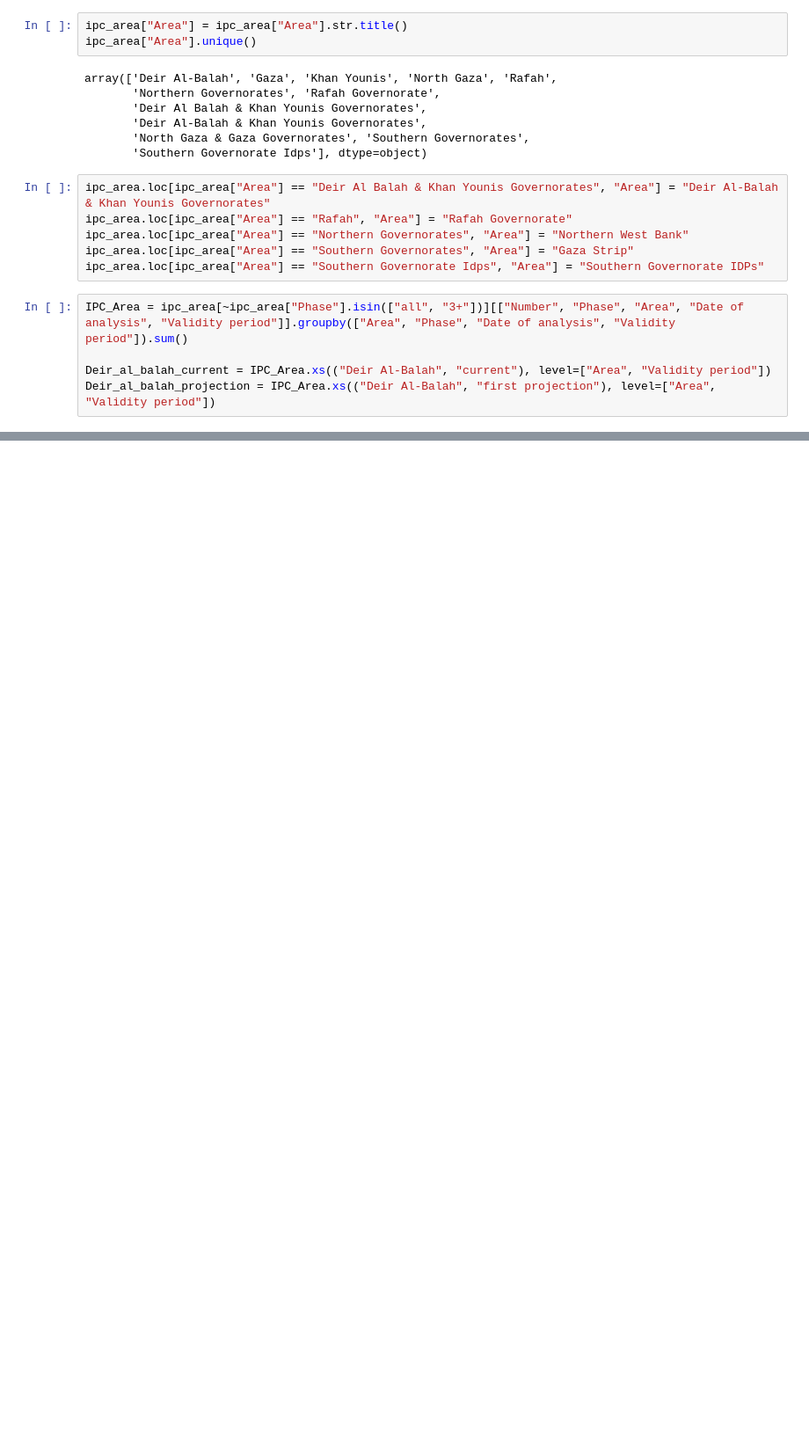
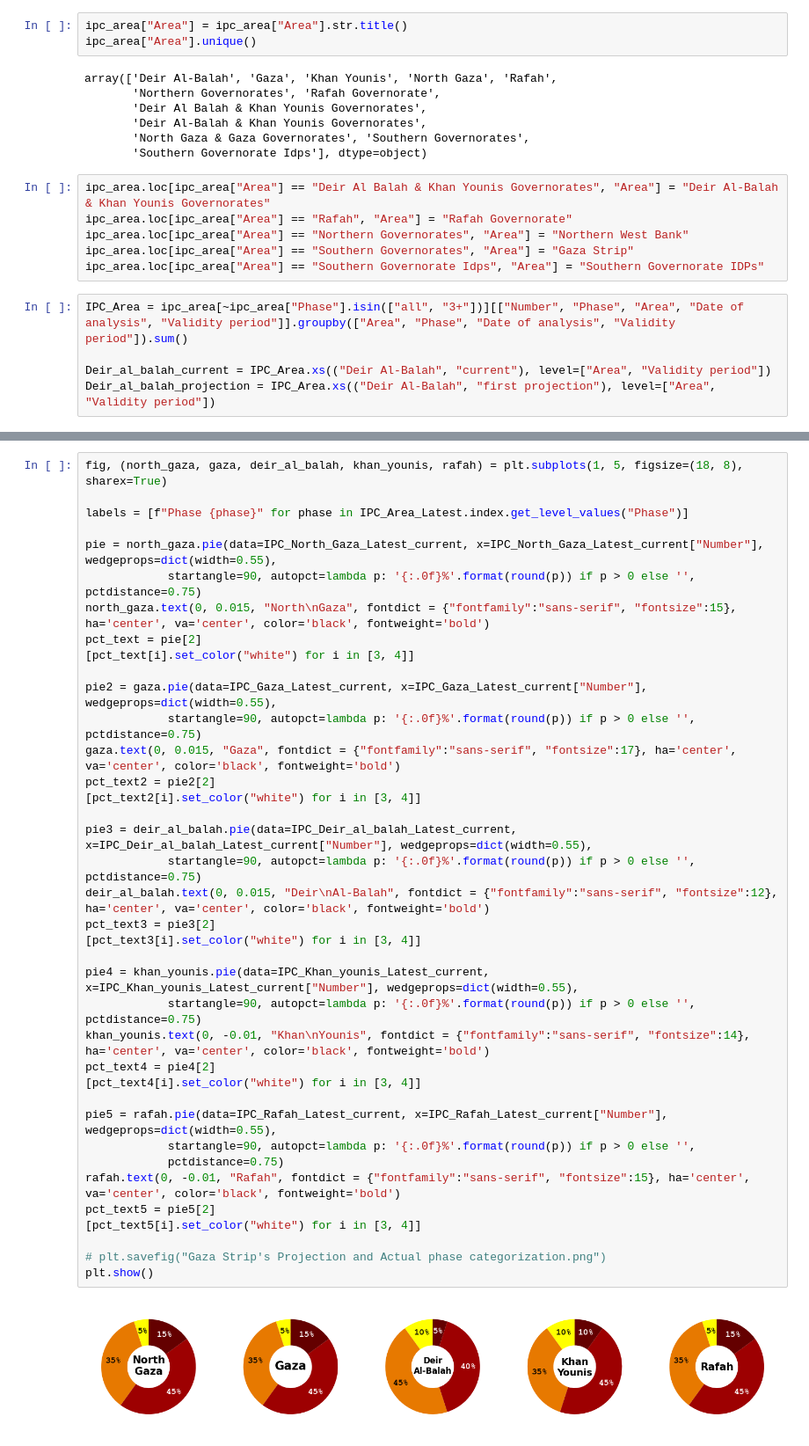
Before and after one commit to MarwanMohammed2500/The-Palestinian-Cause-What-70-Years-of-occupation-can-do-to-a-land-and-its-people, a Jupyter notebook: Chapter 3/Chapter_3.ipynb, the cells around one changed output, grey strips where cells are left out. Shown: that part at 88% size. Drawn from its saved outputs; the diff is of its cells as text; blank space fills up the shorter version.

```diff
--- a/Chapter 3/Chapter_3.ipynb
+++ b/Chapter 3/Chapter_3.ipynb
@@ -197 +237,41 @@ plt.show()
+# %%
+fig, (north_gaza, gaza, deir_al_balah, khan_younis, rafah) = plt.subplots(1, 5, figsize=(18, 8), sharex=True)
+
+labels = [f"Phase {phase}" for phase in IPC_Area_Latest.index.get_level_values("Phase")]
+
+pie = north_gaza.pie(data=IPC_North_Gaza_Latest_current, x=IPC_North_Gaza_Latest_current["Number"], wedgeprops=dict(width=0.55),
+            startangle=90, autopct=lambda p: '{:.0f}%'.format(round(p)) if p > 0 else '', pctdistance=0.75)
+north_gaza.text(0, 0.015, "North\nGaza", fontdict = {"fontfamily":"sans-serif", "fontsize":15}, ha='center', va='center', color='black', fontweight='bold')
+pct_text = pie[2]
+[pct_text[i].set_color("white") for i in [3, 4]]
+
+pie2 = gaza.pie(data=IPC_Gaza_Latest_current, x=IPC_Gaza_Latest_current["Number"], wedgeprops=dict(width=0.55),
+            startangle=90, autopct=lambda p: '{:.0f}%'.format(round(p)) if p > 0 else '', pctdistance=0.75)
+gaza.text(0, 0.015, "Gaza", fontdict = {"fontfamily":"sans-serif", "fontsize":17}, ha='center', va='center', color='black', fontweight='bold')
+pct_text2 = pie2[2]
+[pct_text2[i].set_color("white") for i in [3, 4]]
+
+pie3 = deir_al_balah.pie(data=IPC_Deir_al_balah_Latest_current, x=IPC_Deir_al_balah_Latest_current["Number"], wedgeprops=dict(width=0.55),
+            startangle=90, autopct=lambda p: '{:.0f}%'.format(round(p)) if p > 0 else '', pctdistance=0.75)
+deir_al_balah.text(0, 0.015, "Deir\nAl-Balah", fontdict = {"fontfamily":"sans-serif", "fontsize":12}, ha='center', va='center', color='black', fontweight='bold')
+pct_text3 = pie3[2]
+[pct_text3[i].set_color("white") for i in [3, 4]]
+
+pie4 = khan_younis.pie(data=IPC_Khan_younis_Latest_current, x=IPC_Khan_younis_Latest_current["Number"], wedgeprops=dict(width=0.55),
+            startangle=90, autopct=lambda p: '{:.0f}%'.format(round(p)) if p > 0 else '', pctdistance=0.75)
+khan_younis.text(0, -0.01, "Khan\nYounis", fontdict = {"fontfamily":"sans-serif", "fontsize":14}, ha='center', va='center', color='black', fontweight='bold')
+pct_text4 = pie4[2]
+[pct_text4[i].set_color("white") for i in [3, 4]]
+
+pie5 = rafah.pie(data=IPC_Rafah_Latest_current, x=IPC_Rafah_Latest_current["Number"], wedgeprops=dict(width=0.55),
+            startangle=90, autopct=lambda p: '{:.0f}%'.format(round(p)) if p > 0 else '',
+            pctdistance=0.75)
+rafah.text(0, -0.01, "Rafah", fontdict = {"fontfamily":"sans-serif", "fontsize":15}, ha='center', va='center', color='black', fontweight='bold')
+pct_text5 = pie5[2]
+[pct_text5[i].set_color("white") for i in [3, 4]]
+
+# plt.savefig("Gaza Strip's Projection and Actual phase categorization.png")
+plt.show()
+# %% [output]
+[figure, added]
 # %%
```
Also changed, not shown: parts of 10 cells of this notebook.
